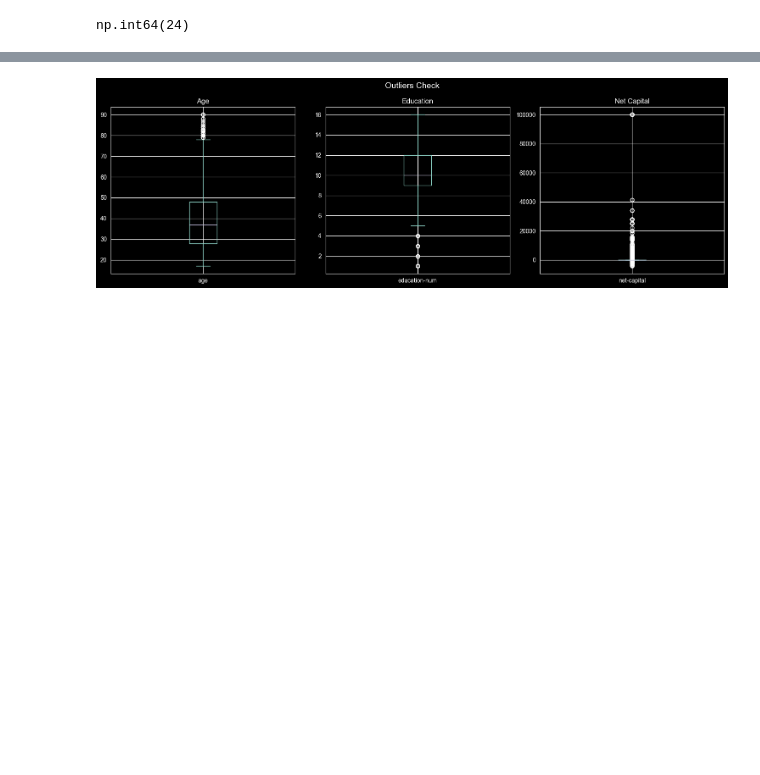
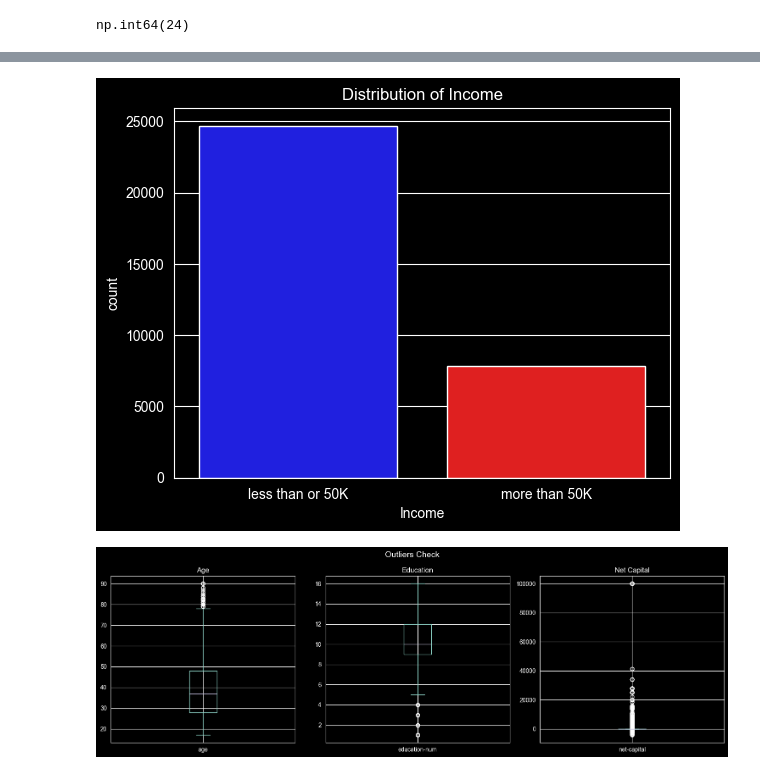
Before and after one commit to YoussefBarakat05/Income-Prediction, a Jupyter notebook: main.ipynb, the cells around one changed output, grey strips where cells are left out. Saved outputs shown, nothing was run; the diff lists cells and outputs as text; code cells hidden in the pictures; blank space fills up the shorter version.

Commit message:
Initial visualization

```diff
--- a/main.ipynb
+++ b/main.ipynb
@@ -106,3 +103,11 @@ Length: 2, dtype: str
+# %%
+#Visualize the difference in the number of people who earn less than 50k and the ones that earn more
+sns.countplot(x=y_train,hue=y_train, palette={0: "blue", 1: "red"}, legend=False)
+plt.title('Distribution of Income')
+plt.xticks(ticks=[0, 1], labels=['less than or 50K', 'more than 50K'])
+plt.show()
+# %% [output]
+[figure, added]
 # %%
 x_train['native-country'] = x_train['native-country'].apply(lambda x: ' United-States' if x == 'United-States' else 'Others')
 
```
Also changed, not shown: parts of 9 cells of this notebook.
